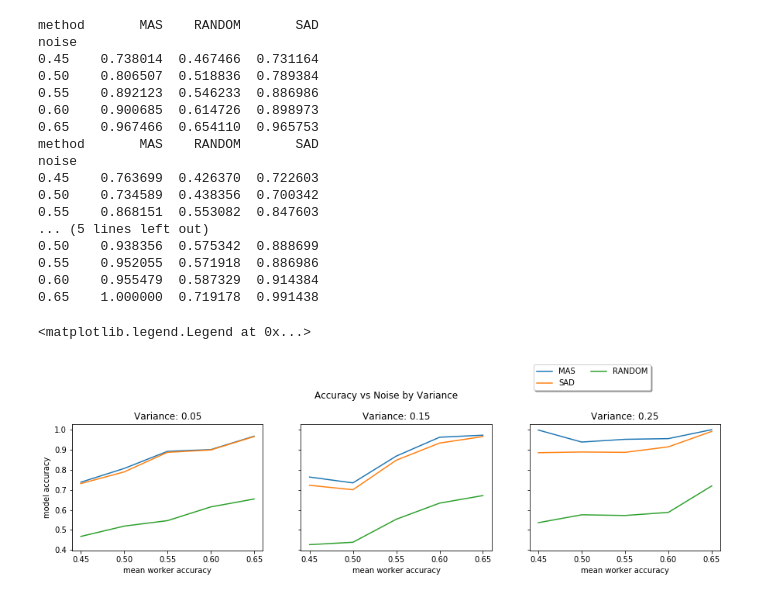
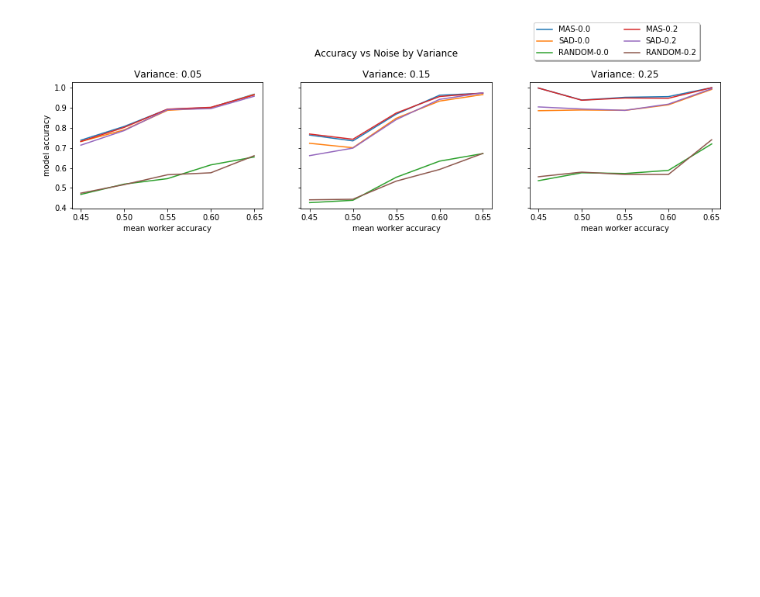
Before and after one commit to mmarabella/simple-task-benchmarking, a Jupyter notebook: visualizations/noise_and_variance.ipynb, the cells around one changed output. Drawn from its saved outputs; the diff is of its cells as text; code cells hidden in the pictures; blank space fills up the shorter version.

```diff
--- a/visualizations/noise_and_variance.ipynb
+++ b/visualizations/noise_and_variance.ipynb
@@ -2,50 +2,41 @@
 import pandas as pd
 import matplotlib.pyplot as plt
 # %%
-#read df
-df = pd.read_csv('../results-dump/distance-based/results-noise-and-variance/results_face.csv')
-df = df[df['method'].map(lambda x: x not in ['ORACLE', 'DEM', 'BAU'])]
+def read_df(task, filtr_col=None, filtr=None):
+    df = pd.read_csv('../results-dump/distance-based/results-noise-and-variance/results_' + task + '.csv')
+    exclude = ['ORACLE', 'DEM', 'BAU']
+    df = df[df['method'].map(lambda x: x not in exclude)]
+    if filtr_col and filtr:
+        df = df[df[filtr_col].map(filtr)]
+    return df
 # %%
-cols = df['suffix'].nunique()
-fig, axs = plt.subplots(1, cols, figsize=(15, 3), sharey=True)
-fig.suptitle('Accuracy vs Noise by Variance', y=1.08)
-# ax1.plot(x, y)
-# ax2.plot(x, -y)
+def plot_noise_and_variance(task, filtr_col=None, filtr=None):
+    df = read_df(task, filtr_col, filtr)
+    cols = df['suffix'].nunique()
+    fig, axs = plt.subplots(1, cols, figsize=(15, 3), sharey=True)
+    fig.suptitle('Accuracy vs Noise by Variance', y=1.08)
 
-ax = 0
-for suffix in df['suffix'].unique():
-    df_new = df[df['suffix'] == suffix]
-    df_new = df_new[['method', 'acc', 'noise']]
-    #agg function only matters if you have >1 trial for each noise/variance level
-    df_new = df_new.groupby(['method', 'noise']).mean().reset_index()
-    df_new = df_new.pivot_table(values='acc', columns='method', index='noise')
-    print(df_new)
-    for method in df['method'].unique():
-        axs[ax].plot(df_new.index, df_new[method], label=method)
-    subplot_title = "Variance: " + suffix.strip("var")
-    axs[ax].title.set_text(subplot_title)
-    axs[ax].set_xlabel('mean worker accuracy')
-    ax += 1
+#     df = df[df['suffix'] != 'var0.2']
+    ax = 0
+    for suffix in df['suffix'].unique():
+        for supervision in df['supervision_amt'].unique():
+            df_new = df[(df['suffix'] == suffix) & (df['supervision_amt'] == supervision)]
+            df_new = df_new[['method', 'acc', 'noise']]
+            df_new = df_new.groupby(['method', 'noise']).mean().reset_index()
+            df_new = df_new.pivot_table(values='acc', columns='method', index='noise')
+            for method in df['method'].unique():
+                try:
+                    axs[ax].plot(df_new.index, df_new[method], label=(method + "-" + str(supervision)))
+                except:
+                    pass
+            subplot_title = "Variance: " + suffix.strip("var")
+            axs[ax].title.set_text(subplot_title)
+            axs[ax].set_xlabel('mean worker accuracy')
+        ax += 1
 
-axs[0].set_ylabel('model accuracy')
-axs[cols - 1].legend(loc="upper left", ncol=2, shadow=True, bbox_to_anchor=[0, 1.5])
+    axs[0].set_ylabel('model accuracy')
+    axs[cols - 1].legend(loc="upper left", ncol=2, shadow=True, bbox_to_anchor=[0, 1.5])
-# %% [output]
-method       MAS    RANDOM       SAD
-noise
-0.45    0.738014  0.467466  0.731164
-0.50    0.806507  0.518836  0.789384
-0.55    0.892123  0.546233  0.886986
-0.60    0.900685  0.614726  0.898973
-0.65    0.967466  0.654110  0.965753
-method       MAS    RANDOM       SAD
-noise
-0.45    0.763699  0.426370  0.722603
-0.50    0.734589  0.438356  0.700342
-0.55    0.868151  0.553082  0.847603
-... (5 lines left out)
-0.50    0.938356  0.575342  0.888699
-0.55    0.952055  0.571918  0.886986
-0.60    0.955479  0.587329  0.914384
-0.65    1.000000  0.719178  0.991438
-<matplotlib.legend.Legend at 0x...>
-[figure, removed]
+# %%
+plot_noise_and_variance('face')
+# %% [output]
+[figure, added]
```
Also changed, not shown: parts of 2 cells of this notebook, 1 other file.
